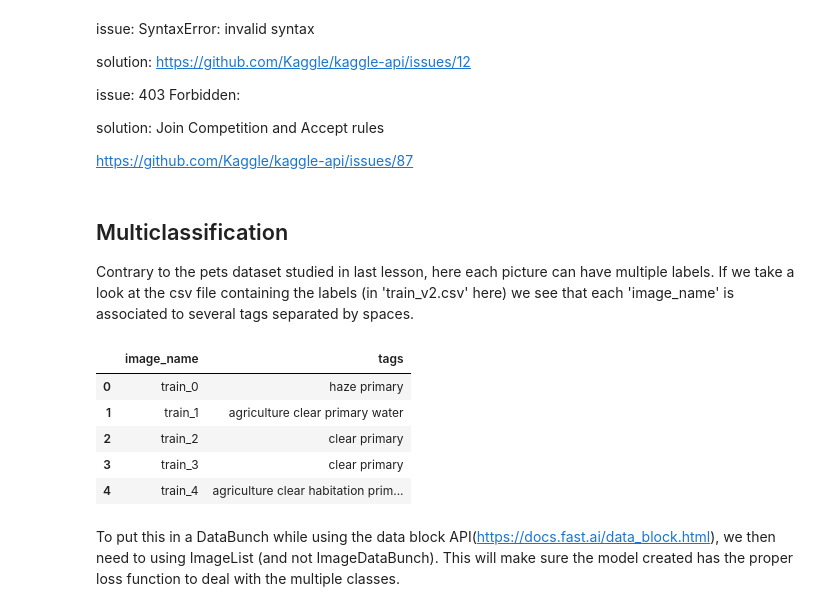
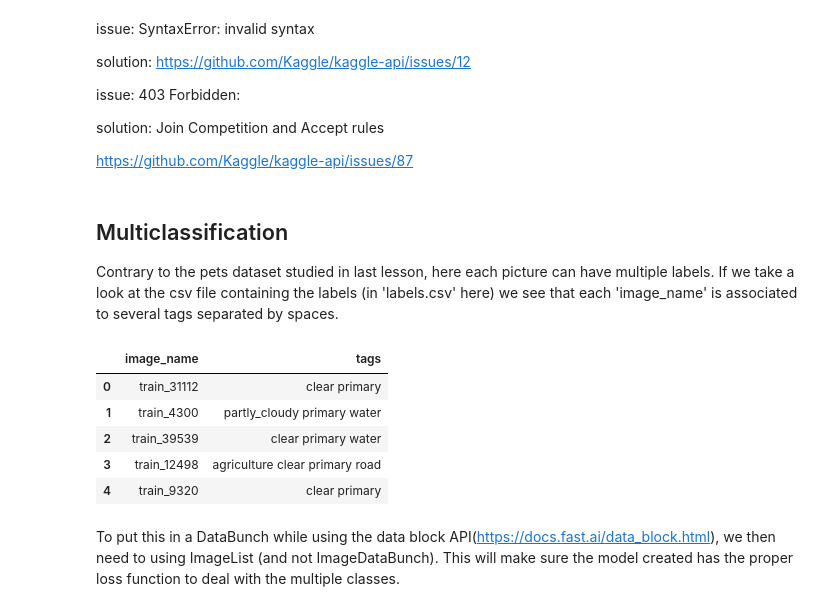
Before and after one commit to lubancafe/fastai-deeper, a Jupyter notebook: lesson3-planet.ipynb, the cells around one changed output. Cells and saved outputs as stored; diff of their text form; code cells hidden in the pictures.

```diff
--- a/lesson3-planet.ipynb
+++ b/lesson3-planet.ipynb
@@ -16,7 +16,7 @@ Then you need to upload your credentials from Kaggle on your instance. Login to
 
 Upload this file to the directory this notebook is running in, by clicking "Upload" on your main Jupyter page, then uncomment and execute the next two commands (or run them in a terminal). For Windows, uncomment the last two commands.
 # %%
-path = Config.data_path()/'planet'
+path = Config.data_path()/'planet_tiny'
 path.mkdir(parents=True, exist_ok=True)
 path
 # %% [output]
@@ -40,17 +45,17 @@ https://github.com/Kaggle/kaggle-api/issues/87
 # ! unzip -q -n {path}/train_v2.csv.zip -d {path}
 # %% [markdown]
 ## Multiclassification
-Contrary to the pets dataset studied in last lesson, here each picture can have multiple labels. If we take a look at the csv file containing the labels (in 'train_v2.csv' here) we see that each 'image_name' is associated to several tags separated by spaces.
+Contrary to the pets dataset studied in last lesson, here each picture can have multiple labels. If we take a look at the csv file containing the labels (in 'labels.csv' here) we see that each 'image_name' is associated to several tags separated by spaces.
 # %%
-df = pd.read_csv(path/'train_v2.csv')
+df = pd.read_csv(path/'labels.csv')
 df.head()
 # %% [output]
 |  | image_name | tags |
-| 0 | train_0 | haze primary |
-| 1 | train_1 | agriculture clear primary water |
-| 2 | train_2 | clear primary |
-| 3 | train_3 | clear primary |
-| 4 | train_4 | agriculture clear habitation prim... |
+| 0 | train_31112 | clear primary |
+| 1 | train_4300 | partly_cloudy primary water |
+| 2 | train_39539 | clear primary water |
+| 3 | train_12498 | agriculture clear primary road |
+| 4 | train_9320 | clear primary |
 # %% [markdown]
 To put this in a DataBunch while using the data block API(https://docs.fast.ai/data_block.html), we then need to using ImageList (and not ImageDataBunch). This will make sure the model created has the proper loss function to deal with the multiple classes.
 # %%
```
Also changed, not shown: parts of 7 cells of this notebook, 4 other files.
